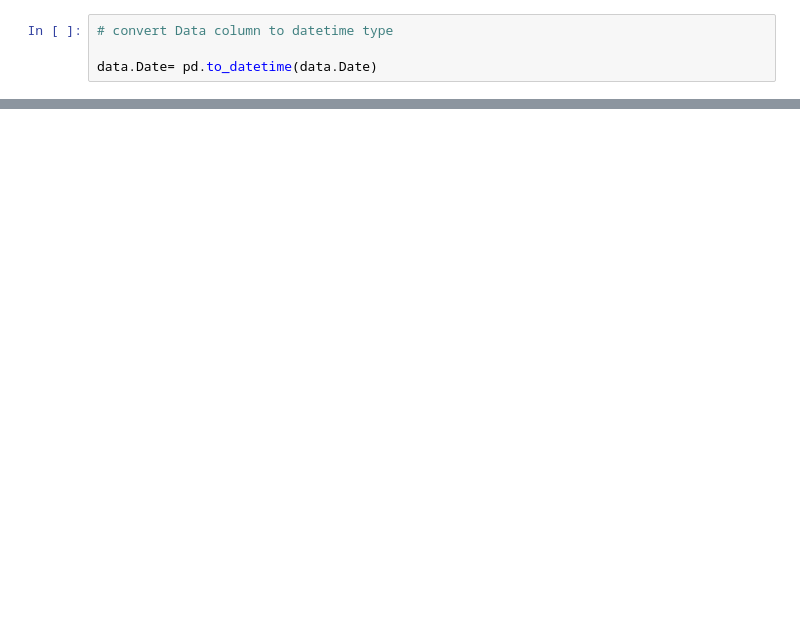
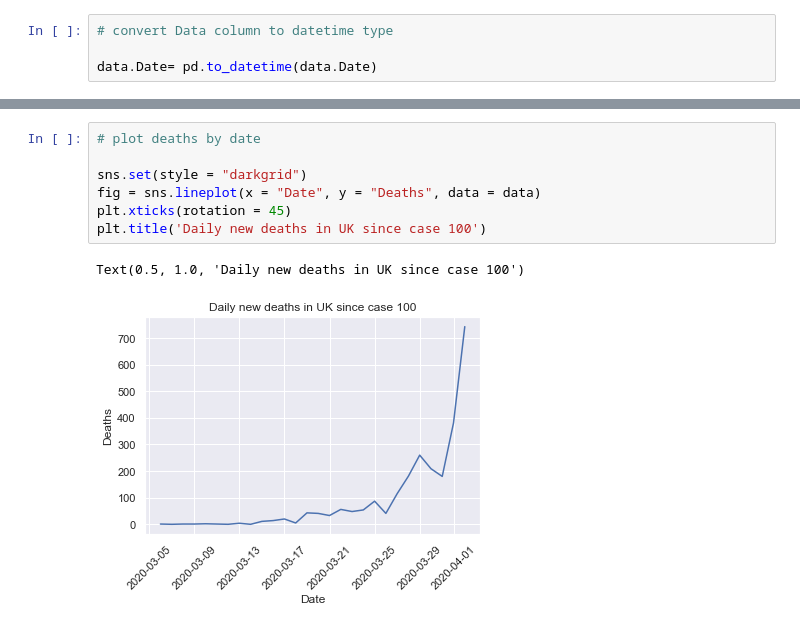
Before and after one commit to mschus91/covid19, a Jupyter notebook: newcases_uk.ipynb, the cells around one changed output, grey strips where cells are left out. Cells and saved outputs as stored; diff of their text form; blank space fills up the shorter version.

```diff
--- a/newcases_uk.ipynb
+++ b/newcases_uk.ipynb
@@ -65,0 +80,10 @@ Text(0.5, 1.0, 'Daily new cases in UK since case 100')
+# %%
+# plot deaths by date
+
+sns.set(style = "darkgrid")
+fig = sns.lineplot(x = "Date", y = "Deaths", data = data)
+plt.xticks(rotation = 45)
+plt.title('Daily new deaths in UK since case 100')
+# %% [output]
+Text(0.5, 1.0, 'Daily new deaths in UK since case 100')
+[figure, added]
```
Also changed, not shown: parts of 7 cells of this notebook.
